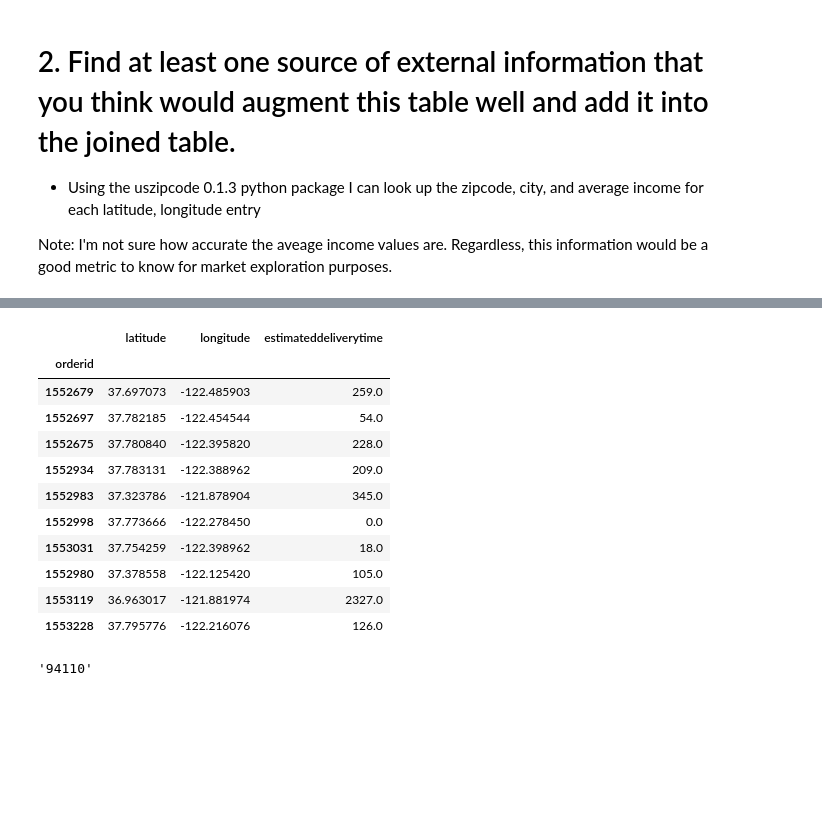
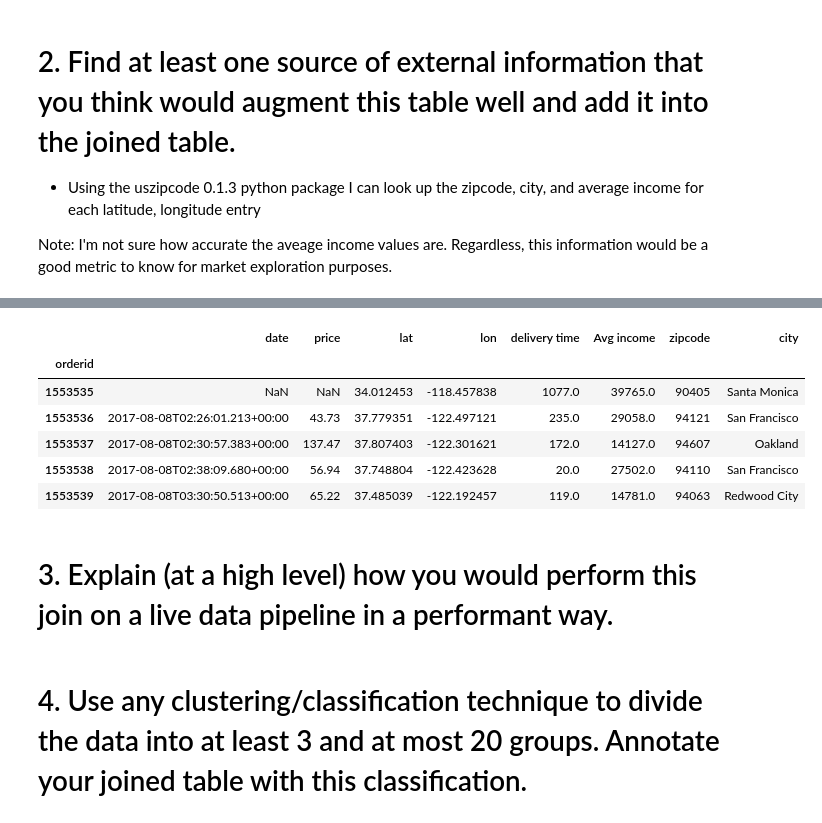
Before and after one commit to caheredia/Data-Science-Portfolio, a Jupyter notebook: EZ/develop/2017-10-30_ch_ez_assignment.ipynb, the cells around one changed output, grey strips where cells are left out. Saved outputs shown, nothing was run; the diff lists cells and outputs as text; code cells hidden in the pictures; blank space fills up the shorter version.

Commit message:
finished merging tables and added columns for geo data

```diff
--- a/EZ/develop/2017-10-30_ch_ez_assignment.ipynb
+++ b/EZ/develop/2017-10-30_ch_ez_assignment.ipynb
@@ -117,19 +84,28 @@ dtype: object
-# %%
-df_delivery[0:10]
-# %% [output]
-|  | latitude | longitude | estimateddeliverytime |
-| orderid |  |  |  |
-| 1552679 | 37.697073 | -122.485903 | 259.0 |
-| 1552697 | 37.782185 | -122.454544 | 54.0 |
-| 1552675 | 37.780840 | -122.395820 | 228.0 |
-| 1552934 | 37.783131 | -122.388962 | 209.0 |
-| 1552983 | 37.323786 | -121.878904 | 345.0 |
-| 1552998 | 37.773666 | -122.278450 | 0.0 |
-| 1553031 | 37.754259 | -122.398962 | 18.0 |
-| 1552980 | 37.378558 | -122.125420 | 105.0 |
-| 1553119 | 36.963017 | -121.881974 | 2327.0 |
-| 1553228 | 37.795776 | -122.216076 | 126.0 |
-# %%
-search.by_coordinate(37.747289, -122.419485, radius=1, returns=1)[0]['Zipcode']
-# %% [output]
-'94110'
+# %%
+def geo_data(df, lat, lon):
+    '''This function takes a dataframe as input as well the latitude and longitude string names for the columns.
+    It returns the dataframe with zipcode, Average income, and city as columns'''
+    # Average income
+    df['Avg income'] = df.apply(lambda x: search.by_coordinate(x[lat], x[lon], radius=4, returns=1)[
+        0]['Wealthy'] if (x[lat] > 0) else None, axis=1).round(0)
+    # Zipcode
+    df['zipcode'] = df.apply(lambda x:  search.by_coordinate(
+        x[lat], x[lon], radius=4, returns=1)[0]['Zipcode'] if (x[lat] > 0) else None, axis=1)
+    # city
+    df['city'] = df.apply(lambda x:  search.by_coordinate(
+        x[lat], x[lon], radius=4, returns=1)[0]['City'] if (x[lat] > 0) else None, axis=1)
+# %%
+geo_data(df_join, 'lat', 'lon')
+df_join[1020:1025]  #sample of table values
+# %% [output]
+|  | date | price | lat | lon | delivery time | Avg income | zipcode | city |
+| orderid |  |  |  |  |  |  |  |  |
+| 1553535 | NaN | NaN | 34.012453 | -118.457838 | 1077.0 | 39765.0 | 90405 | Santa Monica |
+| 1553536 | 2017-08-08T02:26:01.213+00:00 | 43.73 | 37.779351 | -122.497121 | 235.0 | 29058.0 | 94121 | San Francisco |
+| 1553537 | 2017-08-08T02:30:57.383+00:00 | 137.47 | 37.807403 | -122.301621 | 172.0 | 14127.0 | 94607 | Oakland |
+| 1553538 | 2017-08-08T02:38:09.680+00:00 | 56.94 | 37.748804 | -122.423628 | 20.0 | 27502.0 | 94110 | San Francisco |
+| 1553539 | 2017-08-08T03:30:50.513+00:00 | 65.22 | 37.485039 | -122.192457 | 119.0 | 14781.0 | 94063 | Redwood City |
+# %% [markdown]
+# 3. Explain (at a high level) how you would perform this join on a live data pipeline in a performant way.
+# %% [markdown]
+# 4. Use any clustering/classification technique to divide the data into at least 3 and at most 20 groups. Annotate your joined table with this classification.
```
Also changed, not shown: parts of 7 cells of this notebook, 1 other file.
